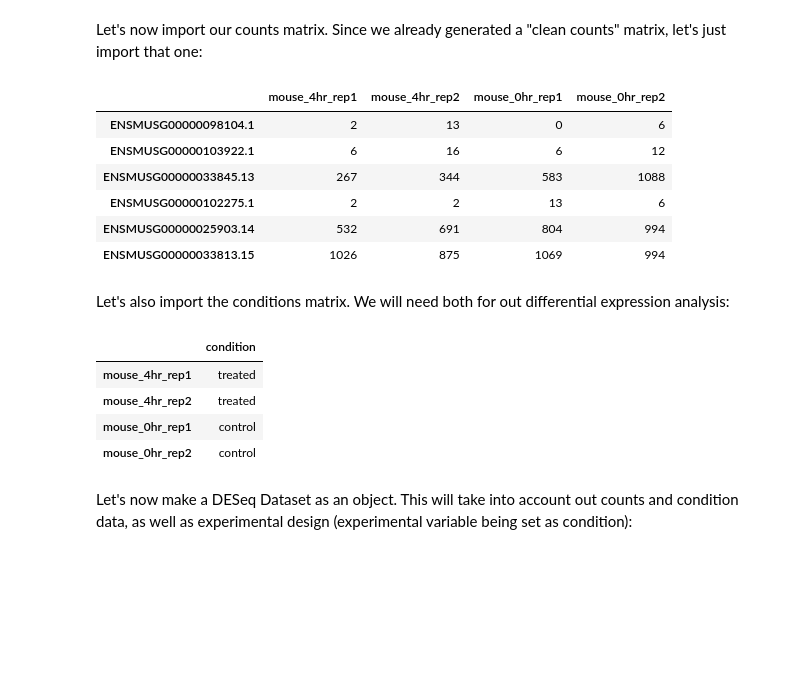
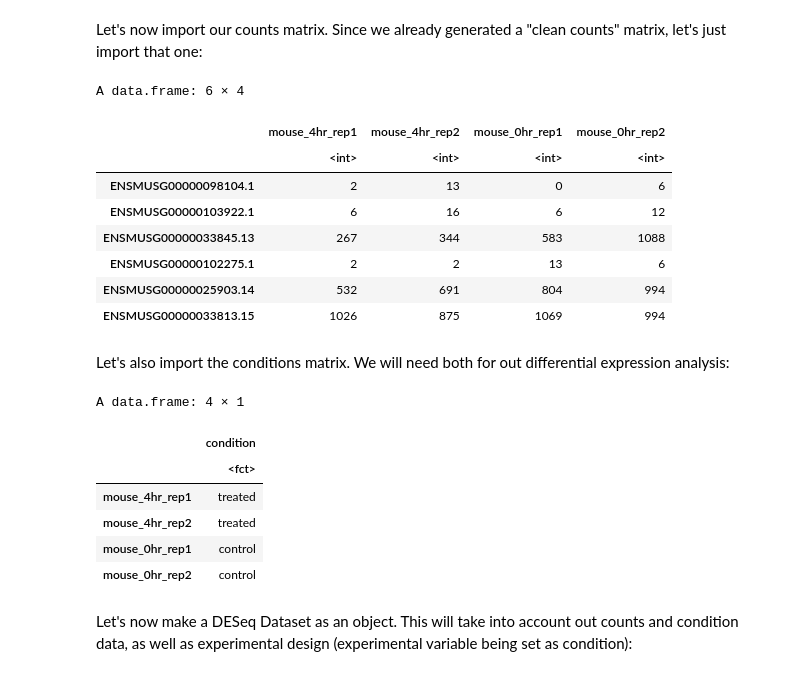
Before and after one commit to macatbu/biom200_bootcamp_2019, a Jupyter notebook: notebooks/11-DESeq2_analysis.ipynb, the cells around one changed output. Saved outputs shown, nothing was run; the diff lists cells and outputs as text; code cells hidden in the pictures; blank space fills up the shorter version.

```diff
--- a/notebooks/11-DESeq2_analysis.ipynb
+++ b/notebooks/11-DESeq2_analysis.ipynb
@@ -13,11 +29,13 @@ library("RColorBrewer")
 # %% [markdown]
 Let's now import our counts matrix. Since we already generated a "clean counts" matrix, let's just import that one:
 # %%
-counts <- read.csv('/home/ucsd-train40/bms_2019/rna_seq/analysis/feature_counts/Mouse_LPS_counts_for_deseq2.csv',
+counts <- read.csv('~/bms_2019/rna_seq/analysis/feature_counts/Mouse_LPS_counts_for_deseq2.csv',
                   header=TRUE, row.names=1)
 head(counts)
 # %% [output]
+A data.frame: 6 × 4
 |  | mouse_4hr_rep1 | mouse_4hr_rep2 | mouse_0hr_rep1 | mouse_0hr_rep2 |
+|  | <int> | <int> | <int> | <int> |
 | ENSMUSG00000098104.1 | 2 | 13 | 0 | 6 |
 | ENSMUSG00000103922.1 | 6 | 16 | 6 | 12 |
 | ENSMUSG00000033845.13 | 267 | 344 | 583 | 1088 |
@@ -27,12 +45,14 @@ head(counts)
 # %% [markdown]
 Let's also import the conditions matrix. We will need both for out differential expression analysis:
 # %%
-col_data <- read.csv('/home/ucsd-train40/bms_2019/rna_seq/analysis/feature_counts/Mouse_LPS_conditions_for_deseq2.csv',
+col_data <- read.csv('~/bms_2019/rna_seq/analysis/feature_counts/Mouse_LPS_conditions_for_deseq2.csv',
                   header=TRUE, row.names=1)
 
 head(col_data)
 # %% [output]
+A data.frame: 4 × 1
 |  | condition |
+|  | <fct> |
 | mouse_4hr_rep1 | treated |
 | mouse_4hr_rep2 | treated |
 | mouse_0hr_rep1 | control |
```
Also changed, not shown: parts of 10 cells of this notebook.
